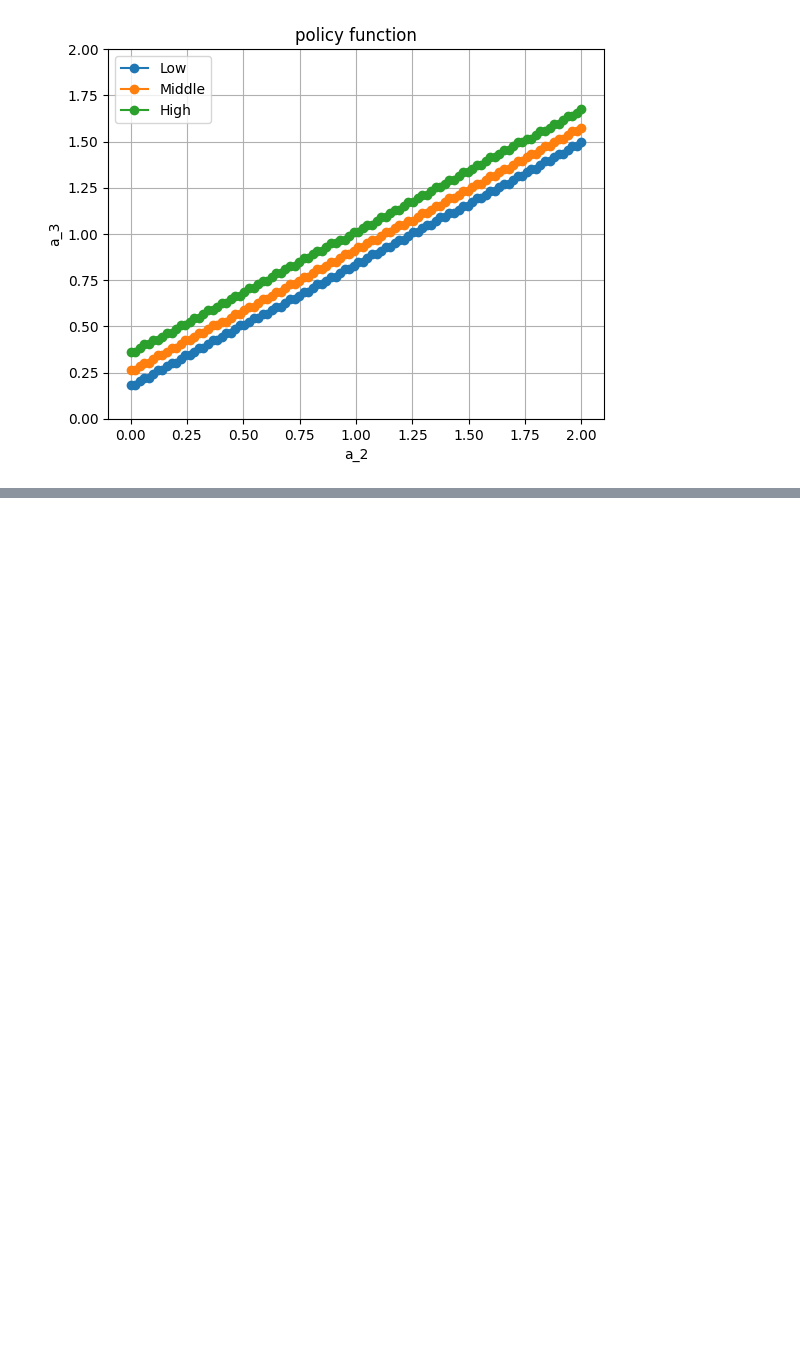
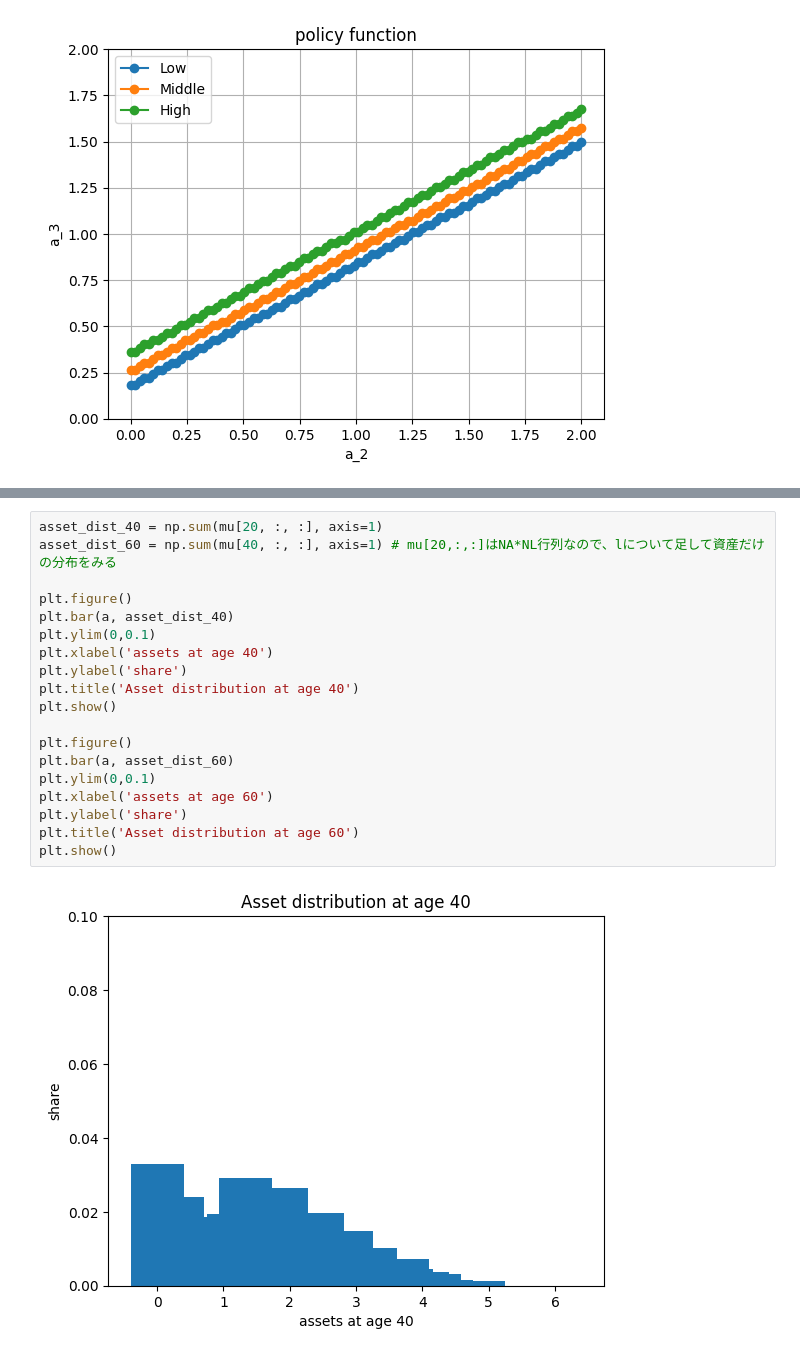
Before and after one commit to Katsushi-Nakanishi/Machine_Learning, a Jupyter notebook: 3period_model.ipynb, the cells around one changed output, grey strips where cells are left out. Saved outputs shown, nothing was run; the diff lists cells and outputs as text; blank space fills up the shorter version.

```diff
--- a/3period_model.ipynb
+++ b/3period_model.ipynb
@@ -281,0 +244,21 @@ plt.show()
+# %%
+asset_dist_40 = np.sum(mu[20, :, :], axis=1)
+asset_dist_60 = np.sum(mu[40, :, :], axis=1) # mu[20,:,:]はNA*NL行列なので、lについて足して資産だけの分布をみる
+
+plt.figure()
+plt.bar(a, asset_dist_40)
+plt.ylim(0,0.1)
+plt.xlabel('assets at age 40')
+plt.ylabel('share')
+plt.title('Asset distribution at age 40')
+plt.show()
+
+plt.figure()
+plt.bar(a, asset_dist_60)
+plt.ylim(0,0.1)
+plt.xlabel('assets at age 60')
+plt.ylabel('share')
+plt.title('Asset distribution at age 60')
+plt.show()
+# %% [output]
+[figure, added]
```
Also changed, not shown: parts of 5 cells of this notebook.
